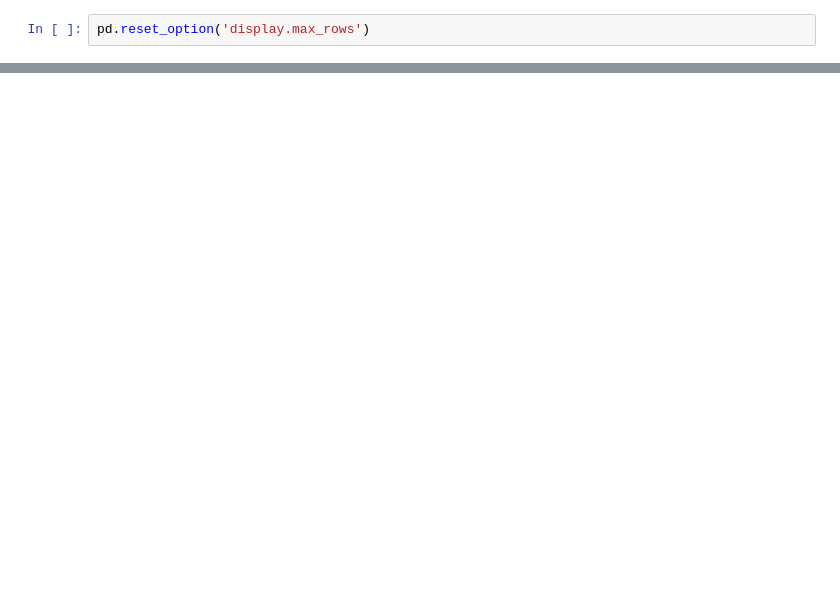
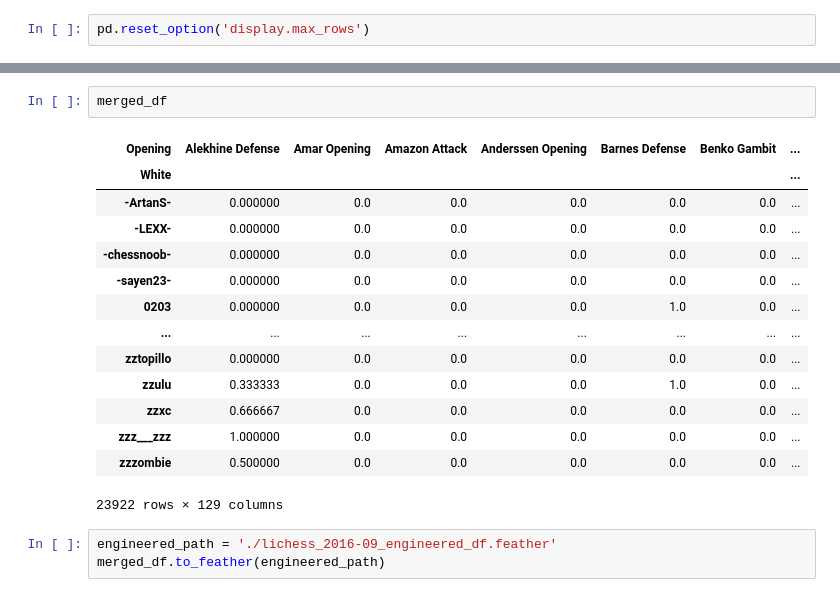
Before and after one commit to ielo03/chess-openings-analysis, a Jupyter notebook: FeatureEngineering.ipynb, the cells around one changed output, grey strips where cells are left out. Drawn from its saved outputs; the diff is of its cells as text; blank space fills up the shorter version.

Commit message:
Engineered features

```diff
--- a/FeatureEngineering.ipynb
+++ b/FeatureEngineering.ipynb
@@ -291,0 +397,20 @@ len(df)
+# %%
+merged_df
+# %% [output]
+| Opening | Alekhine Defense | Amar Opening | Amazon Attack | Anderssen Opening | Barnes Defense | Benko Gambit | ... |
+| White |  |  |  |  |  |  | ... |
+| -ArtanS- | 0.000000 | 0.0 | 0.0 | 0.0 | 0.0 | 0.0 | ... |
+| -LEXX- | 0.000000 | 0.0 | 0.0 | 0.0 | 0.0 | 0.0 | ... |
+| -chessnoob- | 0.000000 | 0.0 | 0.0 | 0.0 | 0.0 | 0.0 | ... |
+| -sayen23- | 0.000000 | 0.0 | 0.0 | 0.0 | 0.0 | 0.0 | ... |
+| 0203 | 0.000000 | 0.0 | 0.0 | 0.0 | 1.0 | 0.0 | ... |
+| ... | ... | ... | ... | ... | ... | ... | ... |
+| zztopillo | 0.000000 | 0.0 | 0.0 | 0.0 | 0.0 | 0.0 | ... |
+| zzulu | 0.333333 | 0.0 | 0.0 | 0.0 | 1.0 | 0.0 | ... |
+| zzxc | 0.666667 | 0.0 | 0.0 | 0.0 | 0.0 | 0.0 | ... |
+| zzz___zzz | 1.000000 | 0.0 | 0.0 | 0.0 | 0.0 | 0.0 | ... |
+| zzzombie | 0.500000 | 0.0 | 0.0 | 0.0 | 0.0 | 0.0 | ... |
+23922 rows × 129 columns
+# %%
+engineered_path = './lichess_2016-09_engineered_df.feather'
+merged_df.to_feather(engineered_path)
```
Also changed, not shown: parts of 18 cells of this notebook, 1 other file.
